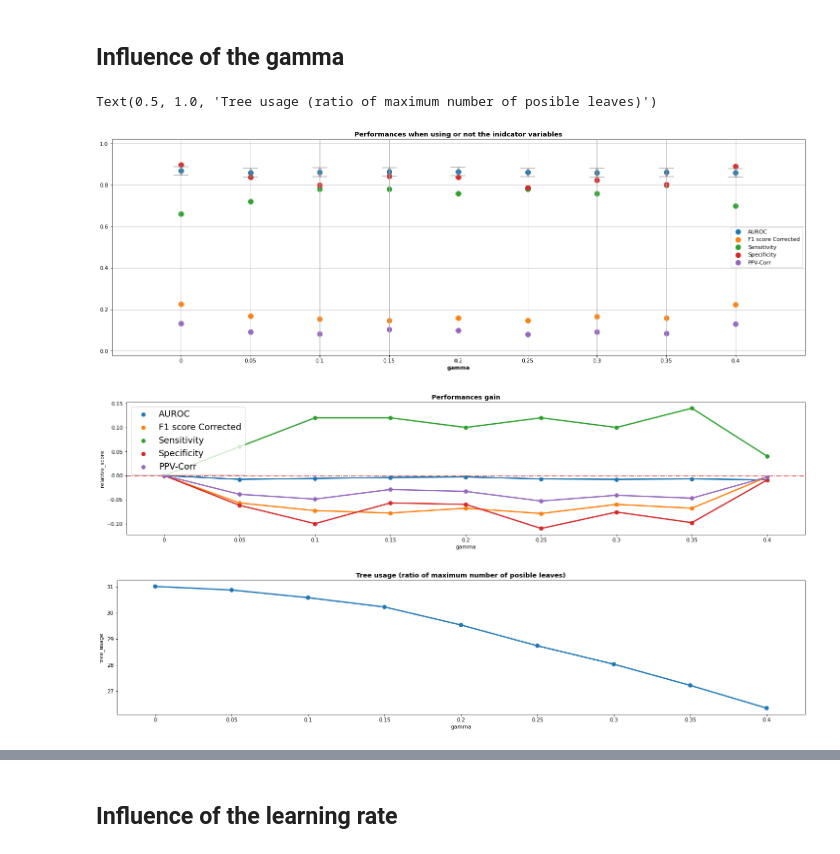
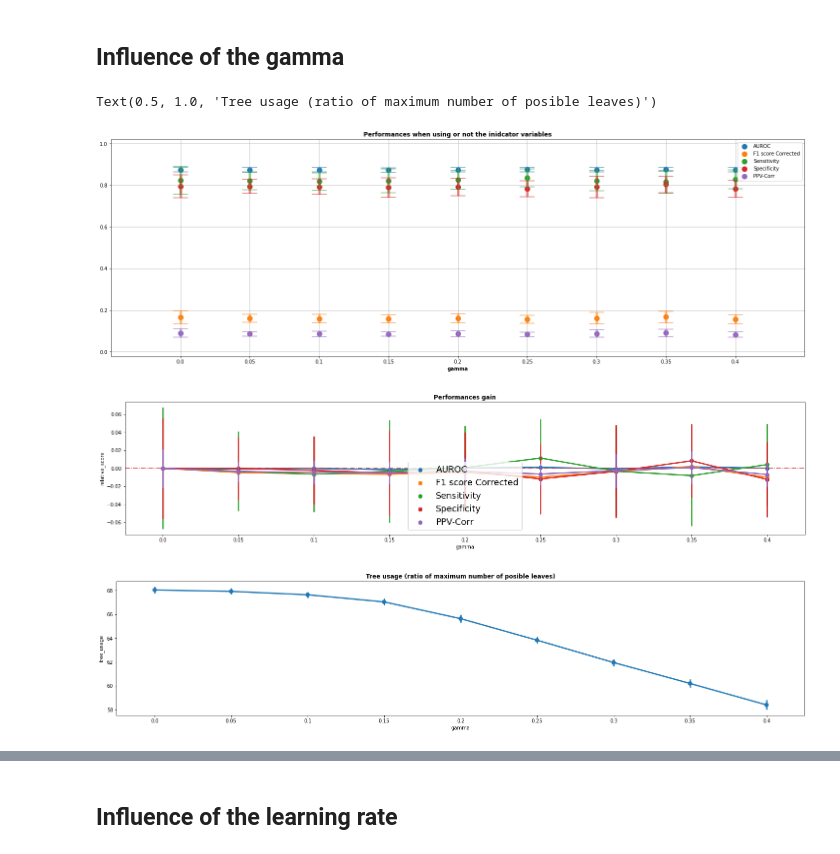
Before and after one commit to matiasdm/notes_on_stats, a Jupyter notebook: doc/notebooks/paper_hyperparameters_analysis.ipynb, the cells around one changed output, grey strips where cells are left out. Saved outputs shown, nothing was run; the diff lists cells and outputs as text; code cells hidden in the pictures.

```diff
--- a/doc/notebooks/paper_hyperparameters_analysis.ipynb
+++ b/doc/notebooks/paper_hyperparameters_analysis.ipynb
@@ -182,12 +172,12 @@ plot_scatter_results(results, condition)
 ## Influence of the sampling method
 # %%
 results = results_df_vertical[(results_df_vertical['experiment_name'] == 'Sampling')& (results_df_vertical['metric_name'].isin(metrics_to_plot))]
-
+print(len(results))
 results.reset_index(drop=True, inplace=True)
 results['relative_score'] = np.nan
 
 for idx, row in results.iterrows():
-    baseline_score = results.loc[(results['sampling_method']=='without') &(results['metric_name']==row['metric_name']), 'score'].item()
+    baseline_score = results.loc[(results['sampling_method']=='without') &(results['metric_name']==row['metric_name']), 'score'].mean()
     results.loc[idx, 'relative_score'] = (row['score']-baseline_score)/baseline_score*100
 
 
@@ -207,7 +219,7 @@ results.reset_index(drop=True, inplace=True)
 results['relative_score'] = np.nan
 
 for idx, row in results.iterrows():
-    baseline_score = results.loc[(results['imputation_method']=='without') &(results['metric_name']==row['metric_name']), 'score'].item()
+    baseline_score = results.loc[(results['imputation_method']=='without') &(results['metric_name']==row['metric_name']), 'score'].mean()
     results.loc[idx, 'relative_score'] = (row['score']-baseline_score)/baseline_score*100
 
 order = ['without', 'constant', 'mean', 'knn', 'mice']
@@ -230,7 +242,7 @@ results['relative_score'] = np.nan
 
 for idx, row in results.iterrows():
 
-    baseline_score = results.loc[(results['reg_lambda']==0) &(results['metric_name']==row['metric_name']), 'score'].item()
+    baseline_score = results.loc[(results['reg_lambda']==0) &(results['metric_name']==row['metric_name']), 'score'].mean()
 
     results.loc[idx, 'relative_score'] = (row['score']-baseline_score)#/baseline_score*100
 
@@ -255,7 +281,7 @@ results['relative_score'] = np.nan
 
 for idx, row in results.iterrows():
 
-    baseline_score = results.loc[(results['max_depth']==3) &(results['metric_name']==row['metric_name']), 'score'].item()
+    baseline_score = results.loc[(results['max_depth']==3) &(results['metric_name']==row['metric_name']), 'score'].mean()
 
     results.loc[idx, 'relative_score'] = (row['score']-baseline_score)#/baseline_score*100
 
@@ -276,23 +302,23 @@ Text(0.5, 1.0, 'Tree usage (ratio of maximum number of posible leaves)')
 # %%
 results = results_df_vertical[(results_df_vertical['experiment_name'] == 'gamma') & (results_df_vertical['metric_name'].isin(metrics_to_plot))]
 results.reset_index(drop=True, inplace=True)
 results['relative_score'] = np.nan
 
 for idx, row in results.iterrows():
 
-    baseline_score = results.loc[(results['gamma']==0) &(results['metric_name']==row['metric_name']), 'score'].item()
+    baseline_score = results.loc[(results['gamma']==0) &(results['metric_name']==row['metric_name']), 'score'].mean()
 
     results.loc[idx, 'relative_score'] = (row['score']-baseline_score)#/baseline_score*100
 
 
 condition = 'gamma'
 plot_scatter_results(results, condition, xtickslabels=None, order=None, rotate=False)
 
 fig = plt.figure(figsize=(25, 5));ax = plt.gca()
 ax = sns.pointplot(data=df[df['experiment_name']==condition], x=condition, y="tree_usage", ci='sd', linestyles='-', ax = ax)
 ax.set_title("Tree usage (ratio of maximum number of posible leaves)", weight='bold')
 # %% [output]
 Text(0.5, 1.0, 'Tree usage (ratio of maximum number of posible leaves)')
-[figure, old version]
+[figure, new version]
-[figure, old version]
+[figure, new version]
-[figure, old version]
+[figure, new version]
```
Also changed, not shown: parts of 15 cells of this notebook, 4 other files.
